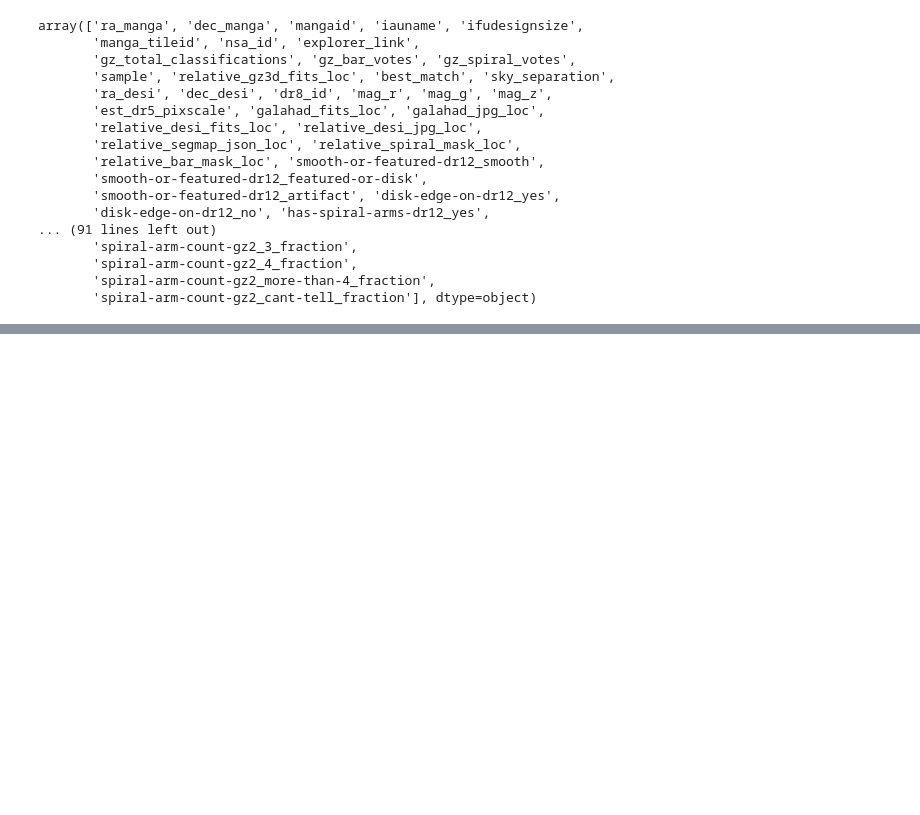
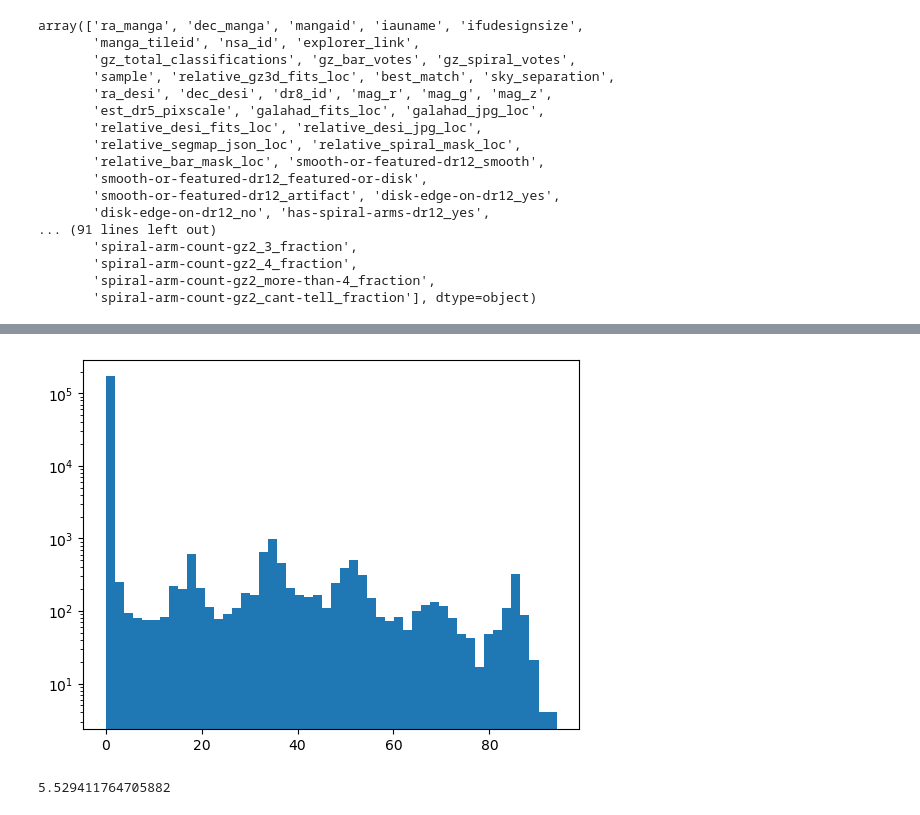
Before and after one commit to mwalmsley/zoobot-3d, a Jupyter notebook: construct_path_catalog.ipynb, the cells around one changed output, grey strips where cells are left out. Cells and saved outputs as stored; diff of their text form; code cells hidden in the pictures; blank space fills up the shorter version.

Commit message:
try spirals only

```diff
--- a/construct_path_catalog.ipynb
+++ b/construct_path_catalog.ipynb
@@ -77,6 +74,8 @@ df[label_metadata.decals_all_campaigns_ortho_label_cols] = df[label_metadata.dec
 
 columns = [
     'dr8_id',
+    'ra',  # from desi master catalog
+    'dec',
     'smooth-or-featured_featured-or-disk_fraction',
     'disk-edge-on_yes_fraction',
     'has-spiral-arms_yes_fraction',
@@ -190,0 +224,2 @@ df['relative_spiral_mask_loc'][0]
+# %%
+df['spiral_mask_exists'] = df['relative_spiral_mask_loc'].apply(os.path.isfile)
@@ -190,0 +246,3 @@ df['relative_spiral_mask_loc'][0]
+# %%
+# example = df.query('spiral_mask_exists').iloc[0]
+example = df.query('spiral_mask_exists').loc[108]
@@ -190,0 +279,10 @@ df['relative_spiral_mask_loc'][0]
+# %%
+plt.hist(np.array(Image.open(example['relative_spiral_mask_loc'])).flatten(), bins=50)
+plt.yscale('log')
+# %% [output]
+[figure, added]
+# %%
+np.array(Image.open(example['relative_spiral_mask_loc'])).max() * 15 / 255
+# .show()
+# %% [output]
+5.529411764705882
```
Also changed, not shown: parts of 15 cells of this notebook, 3 other files.
